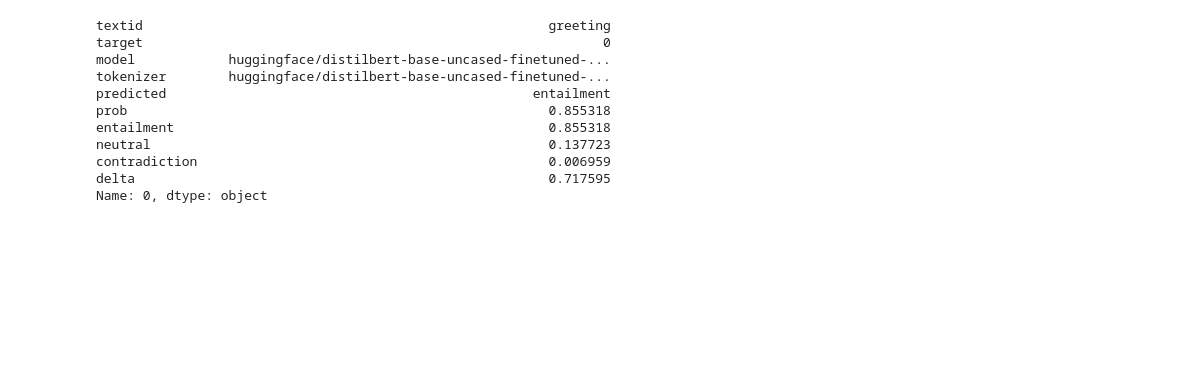
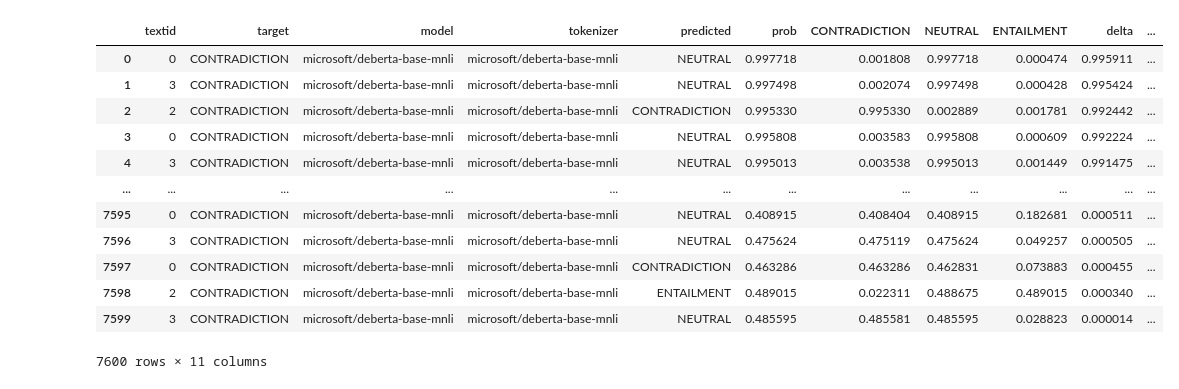
Before and after one commit to l0STAwaY/NLP_Midterm_Osvaldo_Yizhou_David, a Jupyter notebook: testing_function_Design.ipynb, the cells around one changed output. Drawn from its saved outputs; the diff is of its cells as text; code cells hidden in the pictures; blank space fills up the shorter version.

```diff
--- a/testing_function_Design.ipynb
+++ b/testing_function_Design.ipynb
@@ -124,7 +161,7 @@ dtype: float64
 # %%
 # this is just redefining the same function without the print so it is less annoying
 
-def get_positive_example(df, percent=0.1, score_cols=['entailment', 'neutral', 'contradiction']):
+def get_positive_example(df, percent=0.1, score_cols=['ENTAILMENT', 'NEUTRAL', 'CONTRADICTION']):
     """
     From the top entailment per target, select the top X% most confident examples base on delta
     based on the delta between the top and second-highest MNLI scores.
@@ -156,6 +193,9 @@ def get_positive_example(df, percent=0.1, score_cols=['entailment', 'neutral', '
 
     top_df["delta"]= delta
 
+
+
+
     # the smaller index the greater
     df_sorted_delta = top_df.sort_values(by='delta', ascending=False)
 
@@ -164,46 +204,56 @@ def get_positive_example(df, percent=0.1, score_cols=['entailment', 'neutral', '
     return top_percent_df
 # %%
 
-def get_negative_random(positve,contra = "CONTRADICTION"):
+import random
+
+def get_negative_random(data,percent=0.1,contra = "CONTRADICTION"):
     """
     For each entailment pair, generate a negative example by replacing the class
     in the hypothesis with a random different class, and assign the contradict label.
 
     Parameters:
 
        Positve df
 
     Returns:
        Full finetuning dataset
     """
-    new_data_frame = []
-    for idx in range(len(positive)):
-        pos = positive.iloc[idx]
-        pos["predicted"] = contra
-        pos["predicted"] = pd.sample([])
 
+    pos = get_positive_example(data,percent=percent).dropna().reset_index(drop=True)
+    sample_space = set(pos["textid"].unique())
+    for idx in range(len(pos)):
+        pos.loc[idx, "target"] = contra
+        event1 =  {pos.loc[idx, "textid"]}
+        pos.loc[idx, "textid"] = int(random.sample(list(sample_space - event1), 1)[0])
         mapping_mask =  {0:"World" ,1:"Sports",2:"Business",3:"Sci/Tech"}
-
-        text_classfication_true["predicted"] =  Max_entailment["textid"].map(mapping_mask)
+        label_type = mapping_mask[int(pos.loc[idx, "textid"])]
+        pos.loc[idx, "pair"] = f"This example is {label_type}"
 
 
 
+    return pos
+
+
+        # # pos["predicted"] = pd.sample([])
+        # mapping_mask =  {0:"World" ,1:"Sports",2:"Business",3:"Sci/Tech"}
+        # text_classfication_true["predicted"] =  Max_entailment["textid"].map(mapping_mask)
 
     # pd.concat([])
 
+positive = get_positive_example(data, percent=1, score_cols=mnli_labels)
 
-positive = get_positive_example(df, percent=0.5, score_cols=mnli_labels)
-
-get_negative_random(positive)
+get_negative_random(positive,percent=1)
 # %% [output]
+|  | textid | target | model | tokenizer | predicted | prob | CONTRADICTION | NEUTRAL | ENTAILMENT | delta | ... |
+| 0 | 0 | CONTRADICTION | microsoft/deberta-base-mnli | microsoft/deberta-base-mnli | NEUTRAL | 0.997718 | 0.001808 | 0.997718 | 0.000474 | 0.995911 | ... |
+| 1 | 3 | CONTRADICTION | microsoft/deberta-base-mnli | microsoft/deberta-base-mnli | NEUTRAL | 0.997498 | 0.002074 | 0.997498 | 0.000428 | 0.995424 | ... |
+| 2 | 2 | CONTRADICTION | microsoft/deberta-base-mnli | microsoft/deberta-base-mnli | CONTRADICTION | 0.995330 | 0.995330 | 0.002889 | 0.001781 | 0.992442 | ... |
+| 3 | 0 | CONTRADICTION | microsoft/deberta-base-mnli | microsoft/deberta-base-mnli | NEUTRAL | 0.995808 | 0.003583 | 0.995808 | 0.000609 | 0.992224 | ... |
+| 4 | 3 | CONTRADICTION | microsoft/deberta-base-mnli | microsoft/deberta-base-mnli | NEUTRAL | 0.995013 | 0.003538 | 0.995013 | 0.001449 | 0.991475 | ... |
+| ... | ... | ... | ... | ... | ... | ... | ... | ... | ... | ... | ... |
+| 7595 | 0 | CONTRADICTION | microsoft/deberta-base-mnli | microsoft/deberta-base-mnli | NEUTRAL | 0.408915 | 0.408404 | 0.408915 | 0.182681 | 0.000511 | ... |
+| 7596 | 3 | CONTRADICTION | microsoft/deberta-base-mnli | microsoft/deberta-base-mnli | NEUTRAL | 0.475624 | 0.475119 | 0.475624 | 0.049257 | 0.000505 | ... |
+| 7597 | 0 | CONTRADICTION | microsoft/deberta-base-mnli | microsoft/deberta-base-mnli | CONTRADICTION | 0.463286 | 0.463286 | 0.462831 | 0.073883 | 0.000455 | ... |
+| 7598 | 2 | CONTRADICTION | microsoft/deberta-base-mnli | microsoft/deberta-base-mnli | ENTAILMENT | 0.489015 | 0.022311 | 0.488675 | 0.489015 | 0.000340 | ... |
+| 7599 | 3 | CONTRADICTION | microsoft/deberta-base-mnli | microsoft/deberta-base-mnli | NEUTRAL | 0.485595 | 0.485581 | 0.485595 | 0.028823 | 0.000014 | ... |
-textid                                                    greeting
-target                                                           0
-model            huggingface/distilbert-base-uncased-finetuned-...
-tokenizer        huggingface/distilbert-base-uncased-finetuned-...
-predicted                                               entailment
-prob                                                      0.855318
-entailment                                                0.855318
-neutral                                                   0.137723
-contradiction                                             0.006959
-delta                                                     0.717595
-Name: 0, dtype: object
+7600 rows × 11 columns
```
Also changed, not shown: parts of 7 cells of this notebook, 2 other files.
